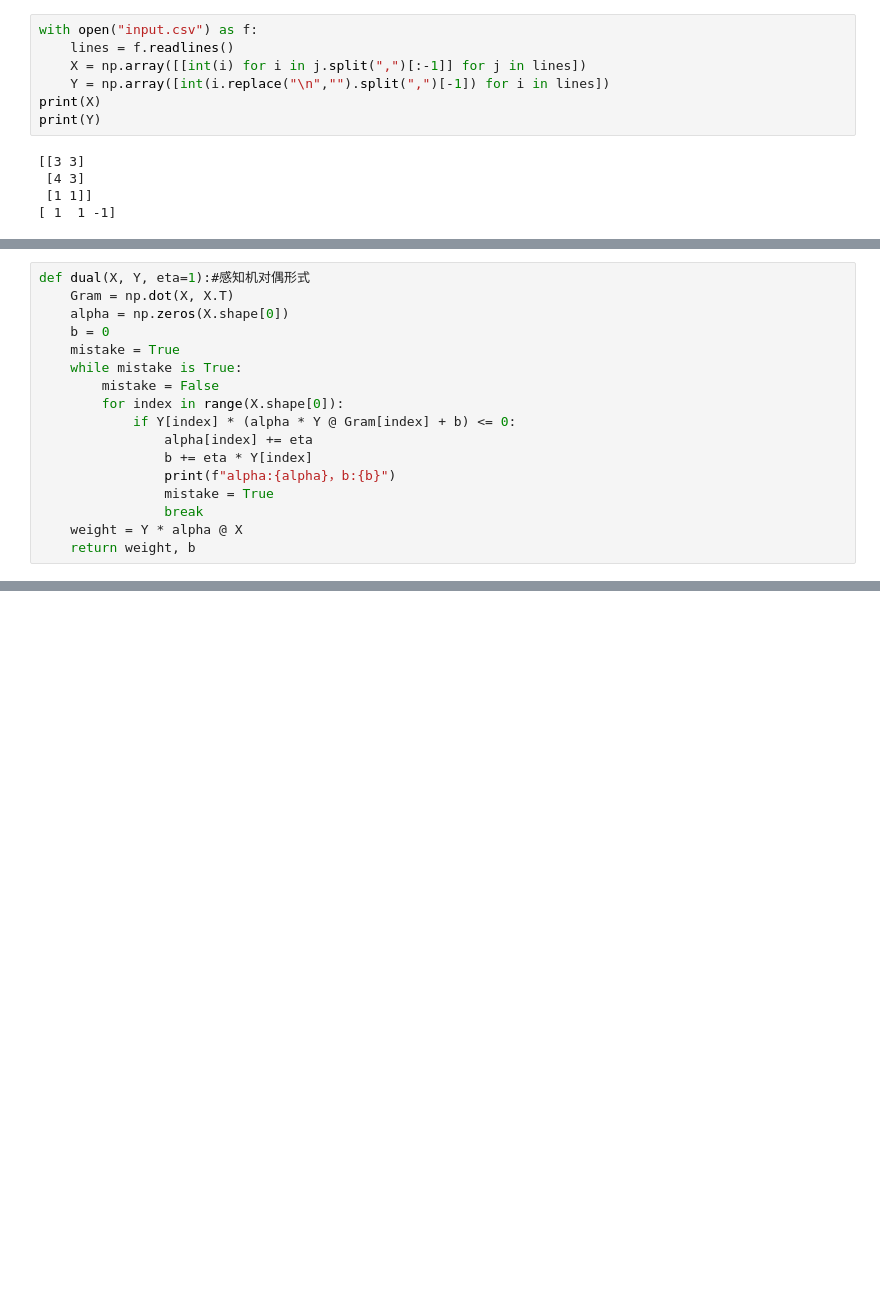
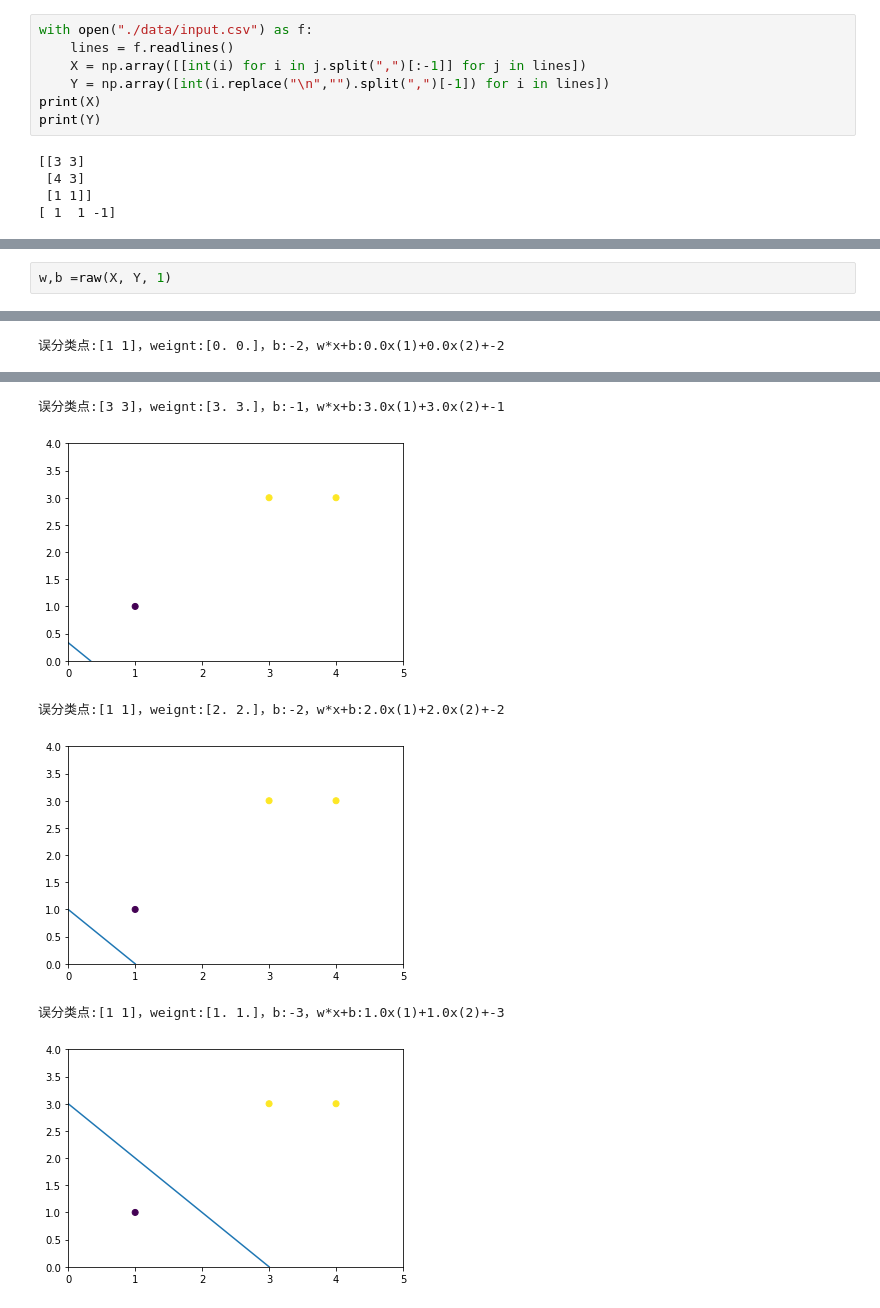
Before and after one commit to leyouBaloy/learnDeepLearning, a Jupyter notebook: 感知姬原始对偶Rr的平方.ipynb, the cells around one changed output, grey strips where cells are left out. Drawn from its saved outputs; the diff is of its cells as text; blank space fills up the shorter version.

```diff
--- a/感知姬原始对偶Rr的平方.ipynb
+++ b/感知姬原始对偶Rr的平方.ipynb
@@ -4,7 +4,7 @@ import matplotlib.pyplot as plt
 import numpy as np
 %matplotlib inline
 # %%
-with open("input.csv") as f:
+with open("./data/input.csv") as f:
     lines = f.readlines()
     X = np.array([[int(i) for i in j.split(",")[:-1]] for j in lines])
     Y = np.array([int(i.replace("\n","").split(",")[-1]) for i in lines])
@@ -50,17 +65,3 @@ def raw(X, Y, eta=1):  # 感知机的原始形式
-# %%
-def dual(X, Y, eta=1):#感知机对偶形式
-    Gram = np.dot(X, X.T)
-    alpha = np.zeros(X.shape[0])
-    b = 0
-    mistake = True
-    while mistake is True:
-        mistake = False
-        for index in range(X.shape[0]):
-            if Y[index] * (alpha * Y @ Gram[index] + b) <= 0:
-                alpha[index] += eta
-                b += eta * Y[index]
-                print(f"alpha:{alpha}，b:{b}")
-                mistake = True
-                break
-    weight = Y * alpha @ X
-    return weight, b
+# %%
+w,b =raw(X, Y, 1)
+# %% [output]
@@ -66,0 +74 @@ def dual(X, Y, eta=1):#感知机对偶形式
+误分类点:[1 1]，weignt:[0. 0.]，b:-2，w*x+b:0.0x(1)+0.0x(2)+-2
@@ -66,0 +76,6 @@ def dual(X, Y, eta=1):#感知机对偶形式
+误分类点:[3 3]，weignt:[3. 3.]，b:-1，w*x+b:3.0x(1)+3.0x(2)+-1
+[figure, added]
+误分类点:[1 1]，weignt:[2. 2.]，b:-2，w*x+b:2.0x(1)+2.0x(2)+-2
+[figure, added]
+误分类点:[1 1]，weignt:[1. 1.]，b:-3，w*x+b:1.0x(1)+1.0x(2)+-3
+[figure, added]
```
Also changed, not shown: parts of 7 cells of this notebook, 5 other files.
